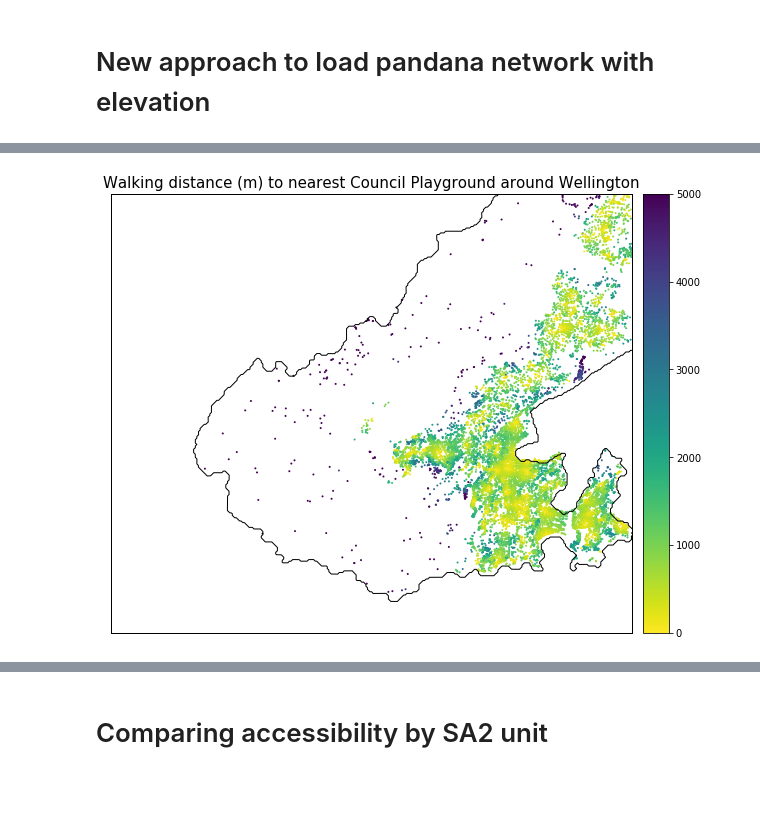
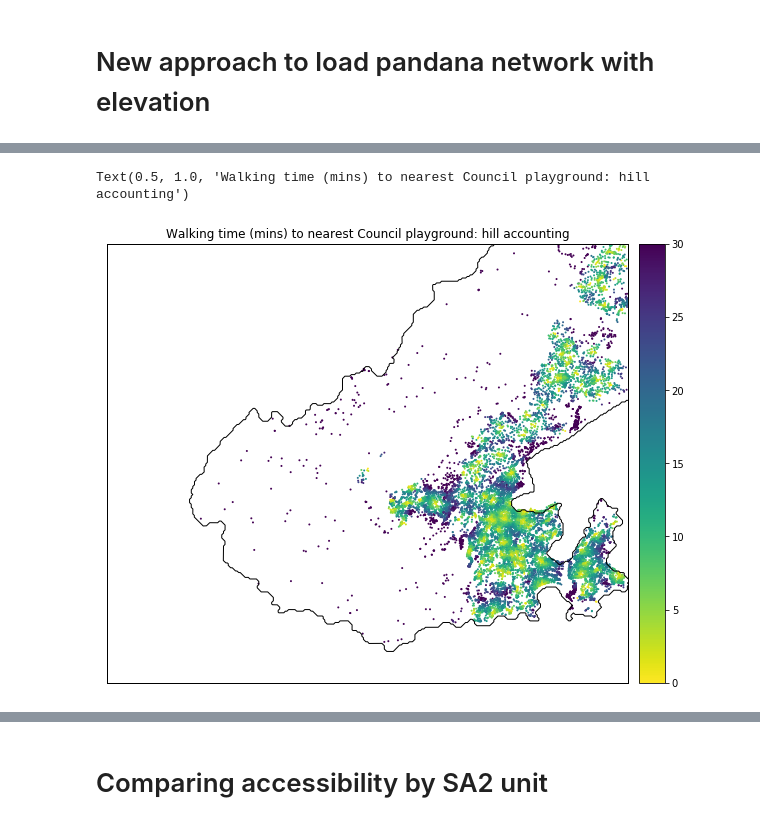
Before and after one commit to shriv/playground-pubs, a Jupyter notebook: Accessing council playgrounds.ipynb, the cells around one changed output, grey strips where cells are left out. Drawn from its saved outputs; the diff is of its cells as text; code cells hidden in the pictures; blank space fills up the shorter version.

```diff
--- a/Accessing council playgrounds.ipynb
+++ b/Accessing council playgrounds.ipynb
@@ -189,6 +161,28 @@ def steepness_penalty(grade):
+# %%
+def toblers_function(grade):
+    W = 6*np.exp(-3.5*(grade + 0.05))
+    return W
+
+def toblers_time_minutes(grade, distance):
+    W = 6*np.exp(-3.5*(grade + 0.05))
+    time_hr = (distance / 1000) / W
+    time_mins = time_hr * 60.0
+    return time_mins
+
+def brunsdon_toblers_time_minutes(grade, distance):
+    W = 3.57*np.exp(-2.03* np.abs(grade + 0.133))
+    time_hr = (distance / 1000) / W
+    time_mins = time_hr * 60.0
+    return time_mins
+
+def flat_travel_time(distance):
+    time_hr = (distance / 1000) / 5.0
+    time_mins = time_hr * 60.0
+    return time_mins
 # %%
 data = ox.get_undirected(G).edges(keys=True, data=True)
 data_df = pd.DataFrame([data for u, v, k, data in ox.get_undirected(G).edges(keys=True, data=True)])
+data_df['time_weight'] = brunsdon_toblers_time_minutes(data_df['grade'], data_df['length'])
 data_df.head()
 # %% [output]
 |  | access | bridge | from | geometry | grade | grade_abs | highway | junction | landuse | lanes | length | ... |
@@ -225,11 +220,12 @@ data_df.head()
 # %%
-data_df['distance'] = data_df['length']
-new_data_df = data_df[['from', 'to', 'grade_abs', 'distance']]
+# Transform network edge weights to travel times
+data_df['distance'] = flat_travel_time(data_df['length'])
+new_data_df = data_df[['from', 'to', 'grade', 'distance', 'length']]
 new_data_df['from_idx'] = new_data_df['from']
 new_data_df['to_idx'] = new_data_df['to']
 new_data_df= new_data_df.set_index(['from_idx', 'to_idx'])
 new_data_df.index.names= ['','']
 
-# Distance penalty for hilly areas
+# Speed penalty for hilly areas
 hill_data_df = new_data_df.copy()
-hill_data_df['distance'] = hill_data_df['distance'] * (steepness_penalty(hill_data_df['grade_abs']))
+hill_data_df['distance'] = brunsdon_toblers_time_minutes(hill_data_df['grade'], hill_data_df['length'])
@@ -264,3 +267,3 @@ network_hills_trial = pa.Network(
 # %%
-playground_accessibility = aa.get_accessibility(network_trial, wcc_playgrounds, distance=5000, num_pois=10)
-playground_hills_accessibility = aa.get_accessibility(network_hills_trial, wcc_playgrounds, distance=5000, num_pois=10)
+playground_accessibility = aa.get_accessibility(network_trial, wcc_playgrounds, distance=30, num_pois=10)
+playground_hills_accessibility = aa.get_accessibility(network_hills_trial, wcc_playgrounds, distance=30, num_pois=10)
@@ -273,6 +287,8 @@ aa.plot_accessibility(network_trial, playground_accessibility[1], osm_bbox,
 # %%
 aa.plot_accessibility(network_hills_trial, playground_hills_accessibility[1], osm_bbox,
                       amenity_type='Council Playground', place_name='Wellington',
                       fig_kwargs=fig_kwargs, plot_kwargs=plot_kwargs, bmap_kwargs=bmap_kwargs)
+plt.title('Walking time (mins) to nearest Council playground: hill accounting')
 # %% [output]
+Text(0.5, 1.0, 'Walking time (mins) to nearest Council playground: hill accounting')
-[figure, old version]
+[figure, new version]
```
Also changed, not shown: parts of 31 cells of this notebook.
